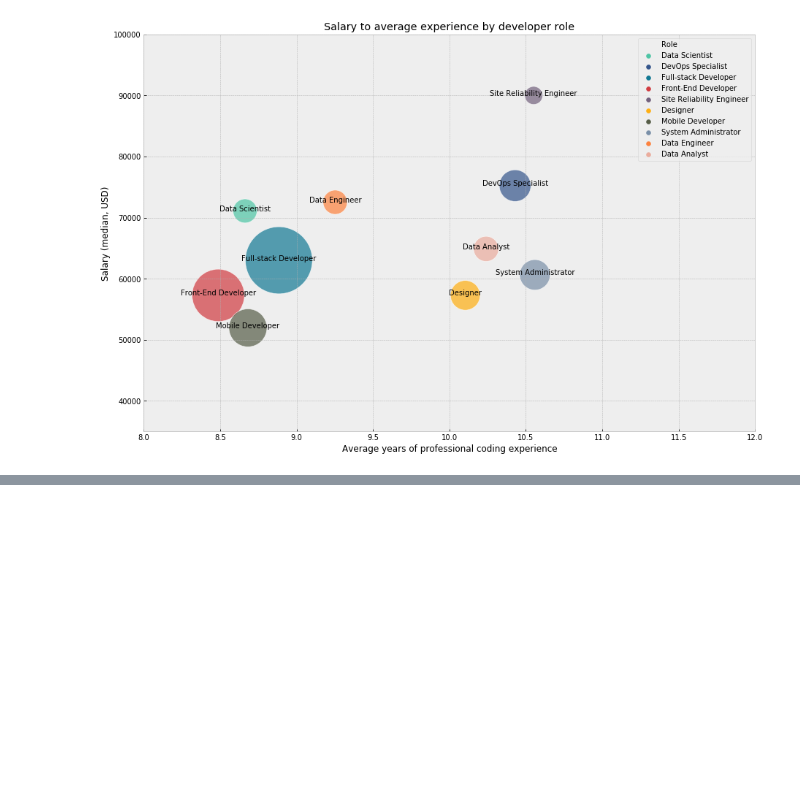
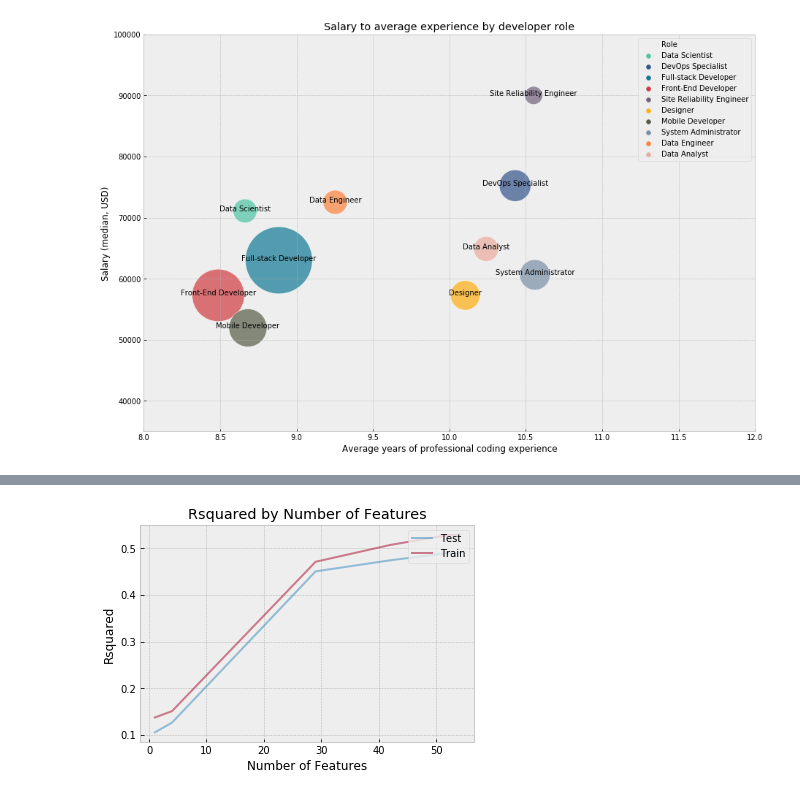
Before and after one commit to leedah/data-scientists-stackoverflow-analysis, a Jupyter notebook: Stackoverflow 2019 Survey.ipynb, the cells around one changed output, grey strips where cells are left out. Drawn from its saved outputs; the diff is of its cells as text; code cells hidden in the pictures; blank space fills up the shorter version.

```diff
--- a/Stackoverflow 2019 Survey.ipynb
+++ b/Stackoverflow 2019 Survey.ipynb
@@ -899,0 +958,89 @@ for line in range(0, salary_df.shape[0]):
+# %%
+# Create X as all the columns that are not the Salary column
+X = df_ds_clean.drop('ConvertedComp', axis=1)
+
+# Create y as the Salary column
+y = df_ds_clean['ConvertedComp']
+
+# For each numeric variable in X, fill the column with the mean value of the column.
+num_vars = X.select_dtypes(include=np.number).columns
+
+for col in num_vars:
+    X[col].fillna((X[col].mean()), inplace=True)
+
+# Create dummy columns for all the categorical variables in X, drop the original columns
+cat_vars = X.select_dtypes(include=['object']).copy().columns
+
+for var in  cat_vars:
+    # for each cat add dummy var, drop original column
+    X = pd.concat([X.drop(var, axis=1), pd.get_dummies(X[var], prefix=var, prefix_sep='_', drop_first=True)], axis=1)
+# %%
+def find_optimal_lm_mod(X, y, cutoffs, test_size = .30, random_state=42, plot=True):
+    '''
+    INPUT
+    X - pandas dataframe, X matrix
+    y - pandas dataframe, response variable
+    cutoffs - list of ints, cutoff for number of non-zero values in dummy categorical vars
+    test_size - float between 0 and 1, default 0.3, determines the proportion of data as test data
+    random_state - int, default 42, controls random state for train_test_split
+    plot - boolean, default 0.3, True to plot result
+
+    OUTPUT
+    r2_scores_test - list of floats of r2 scores on the test data
+    r2_scores_train - list of floats of r2 scores on the train data
+    lm_model - model object from sklearn
+    X_train, X_test, y_train, y_test - output from sklearn train test split used for optimal model
+    '''
+    r2_scores_test, r2_scores_train, num_feats, results = [], [], [], dict()
+    for cutoff in cutoffs:
+
+        #reduce X matrix
+        reduce_X = X.iloc[:, np.where((X.sum() > cutoff) == True)[0]]
+        num_feats.append(reduce_X.shape[1])
+
+        #split the data into train and test
+        X_train, X_test, y_train, y_test = train_test_split(reduce_X, y, test_size = test_size, random_state=random_state)
+
+        #fit the model and obtain pred response
+        lm_model = LinearRegression(normalize=True)
+        lm_model.fit(X_train, y_train)
+        y_test_preds = lm_model.predict(X_test)
+        y_train_preds = lm_model.predict(X_train)
+
+        #append the r2 value from the test set
+        r2_scores_test.append(r2_score(y_test, y_test_preds))
+        r2_scores_train.append(r2_score(y_train, y_train_preds))
+        results[str(cutoff)] = r2_score(y_test, y_test_preds)
+
+    if plot:
+        plt.plot(num_feats, r2_scores_test, label="Test", alpha=.5)
+        plt.plot(num_feats, r2_scores_train, label="Train", alpha=.5)
+        plt.xlabel('Number of Features')
+        plt.ylabel('Rsquared')
+        plt.title('Rsquared by Number of Features')
+        plt.legend(loc=1)
+        plt.show()
+
+    best_cutoff = max(results, key=results.get)
+
+    #reduce X matrix
+    reduce_X = X.iloc[:, np.where((X.sum() > int(best_cutoff)) == True)[0]]
+    num_feats.append(reduce_X.shape[1])
+
+    #split the data into train and test
+    X_train, X_test, y_train, y_test = train_test_split(reduce_X, y, test_size = test_size, random_state=random_state)
+
+    #fit the model
+    lm_model = LinearRegression(normalize=True)
+    lm_model.fit(X_train, y_train)
+
+    return r2_scores_test, r2_scores_train, lm_model, X_train, X_test, y_train, y_test
+
+#cutoffs here pertains to the number of missing values allowed in the used columns.
+#Therefore, lower values for the cutoff provides more predictors in the model.
+cutoffs = [5000, 3500, 2500, 1000, 100, 50, 30, 25]
+
+#Run this cell to pass your X and y to the model for testing
+r2_scores_test, r2_scores_train, lm_model, X_train, X_test, y_train, y_test = find_optimal_lm_mod(X, y, cutoffs)
+# %% [output]
+[figure, added]
```
Also changed, not shown: parts of 9 cells of this notebook.
